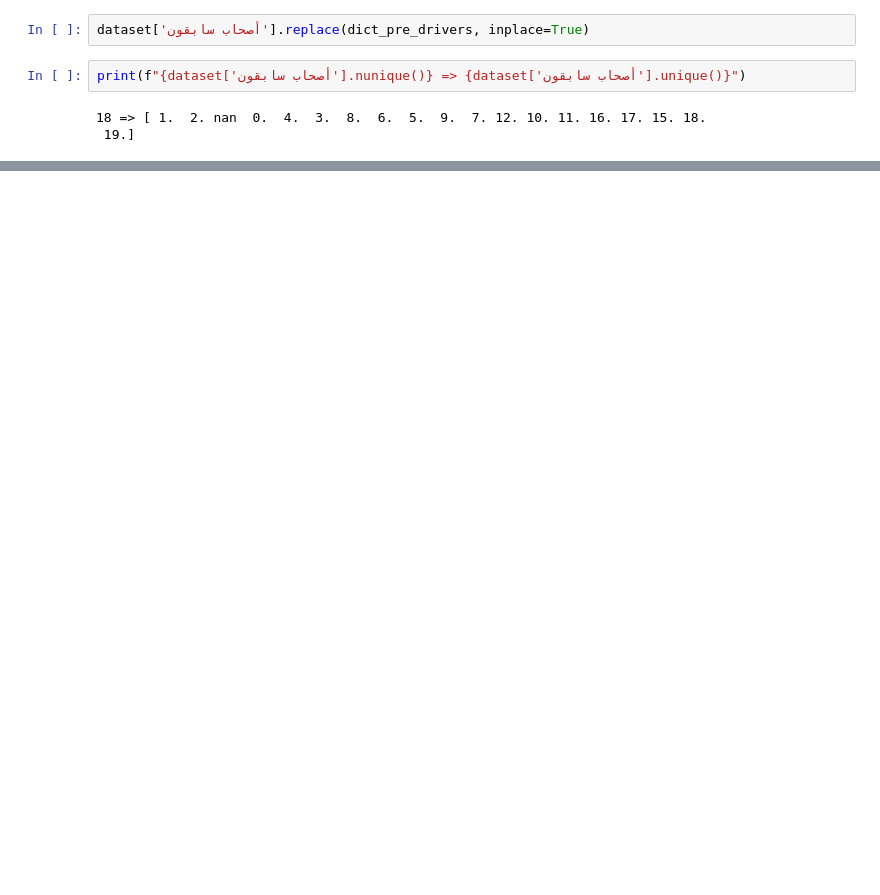
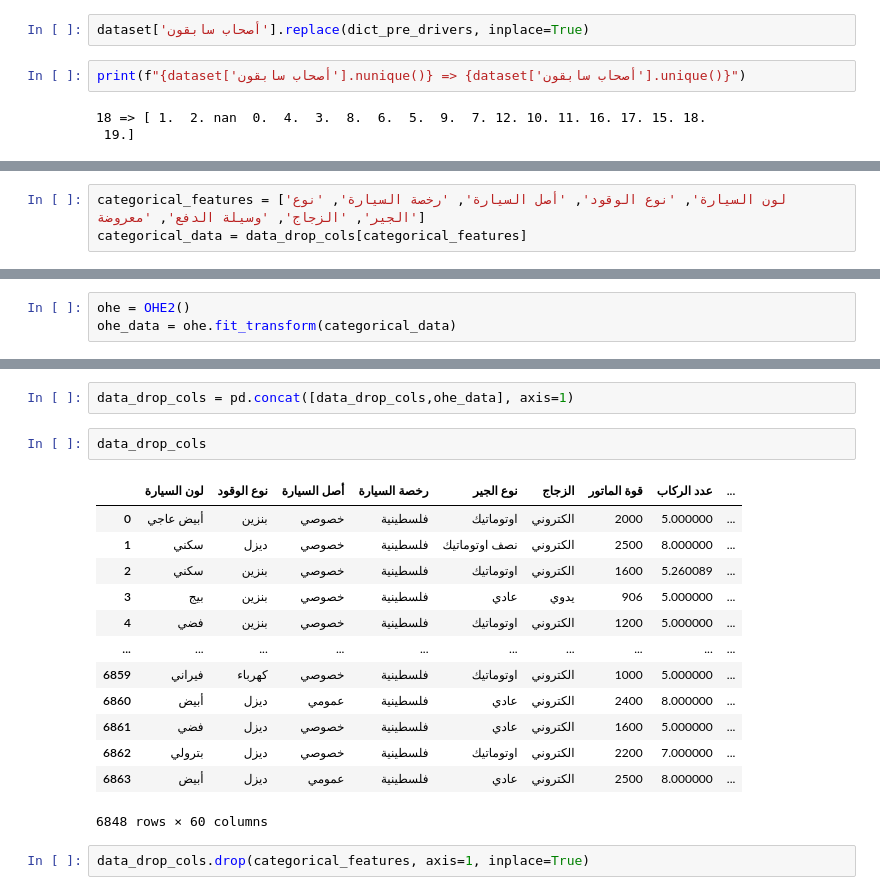
Before and after one commit to Reema-Khaseeb/car-price-prediction, a Jupyter notebook: car_price_prediction.ipynb, the cells around one changed output, grey strips where cells are left out. Cells and saved outputs as stored; diff of their text form; blank space fills up the shorter version.

```diff
--- a/car_price_prediction.ipynb
+++ b/car_price_prediction.ipynb
@@ -441,0 +593,3 @@ print(f"{dataset['أصحاب سابقون'].nunique()} => {dataset['أصحاب
+# %%
+categorical_features = ['لون السيارة', 'نوع الوقود', 'أصل السيارة', 'رخصة السيارة', 'نوع الجير', 'الزجاج', 'وسيلة الدفع', 'معروضة']
+categorical_data = data_drop_cols[categorical_features]
@@ -441,0 +612,3 @@ print(f"{dataset['أصحاب سابقون'].nunique()} => {dataset['أصحاب
+# %%
+ohe = OHE2()
+ohe_data = ohe.fit_transform(categorical_data)
@@ -441,0 +631,20 @@ print(f"{dataset['أصحاب سابقون'].nunique()} => {dataset['أصحاب
+# %%
+data_drop_cols = pd.concat([data_drop_cols,ohe_data], axis=1)
+# %%
+data_drop_cols
+# %% [output]
+|  | لون السيارة | نوع الوقود | أصل السيارة | رخصة السيارة | نوع الجير | الزجاج | قوة الماتور | عدد الركاب | ... |
+| 0 | أبيض عاجي | بنزين | خصوصي | فلسطينية | اوتوماتيك | الكتروني | 2000 | 5.000000 | ... |
+| 1 | سكني | ديزل | خصوصي | فلسطينية | نصف اوتوماتيك | الكتروني | 2500 | 8.000000 | ... |
+| 2 | سكني | بنزين | خصوصي | فلسطينية | اوتوماتيك | الكتروني | 1600 | 5.260089 | ... |
+| 3 | بيج | بنزين | خصوصي | فلسطينية | عادي | يدوي | 906 | 5.000000 | ... |
+| 4 | فضي | بنزين | خصوصي | فلسطينية | اوتوماتيك | الكتروني | 1200 | 5.000000 | ... |
+| ... | ... | ... | ... | ... | ... | ... | ... | ... | ... |
+| 6859 | فيراني | كهرباء | خصوصي | فلسطينية | اوتوماتيك | الكتروني | 1000 | 5.000000 | ... |
+| 6860 | أبيض | ديزل | عمومي | فلسطينية | عادي | الكتروني | 2400 | 8.000000 | ... |
+| 6861 | فضي | ديزل | خصوصي | فلسطينية | عادي | الكتروني | 1600 | 5.000000 | ... |
+| 6862 | بترولي | ديزل | خصوصي | فلسطينية | اوتوماتيك | الكتروني | 2200 | 7.000000 | ... |
+| 6863 | أبيض | ديزل | عمومي | فلسطينية | عادي | الكتروني | 2500 | 8.000000 | ... |
+6848 rows × 60 columns
+# %%
+data_drop_cols.drop(categorical_features, axis=1, inplace=True)
```
Also changed, not shown: parts of 47 cells of this notebook.
